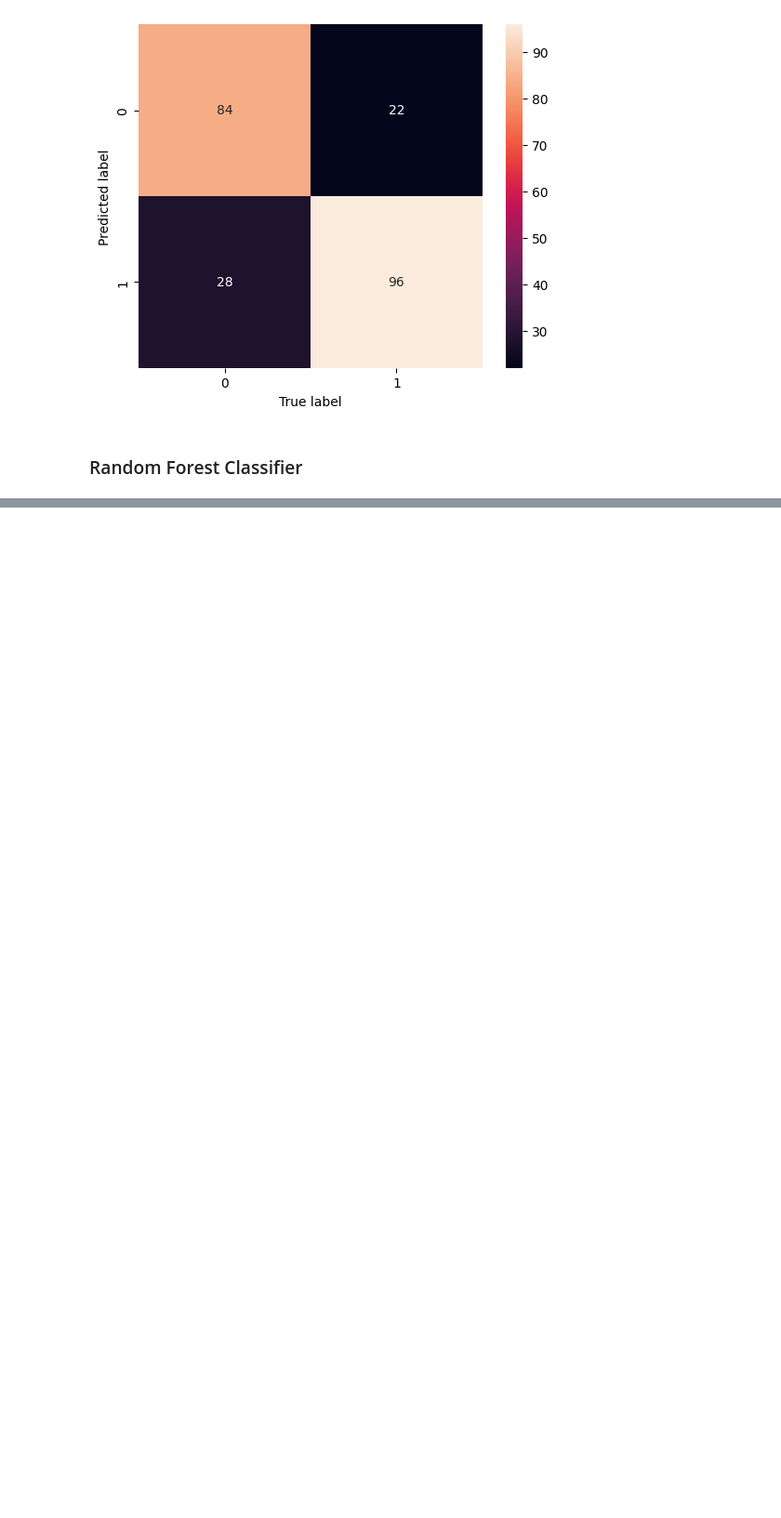
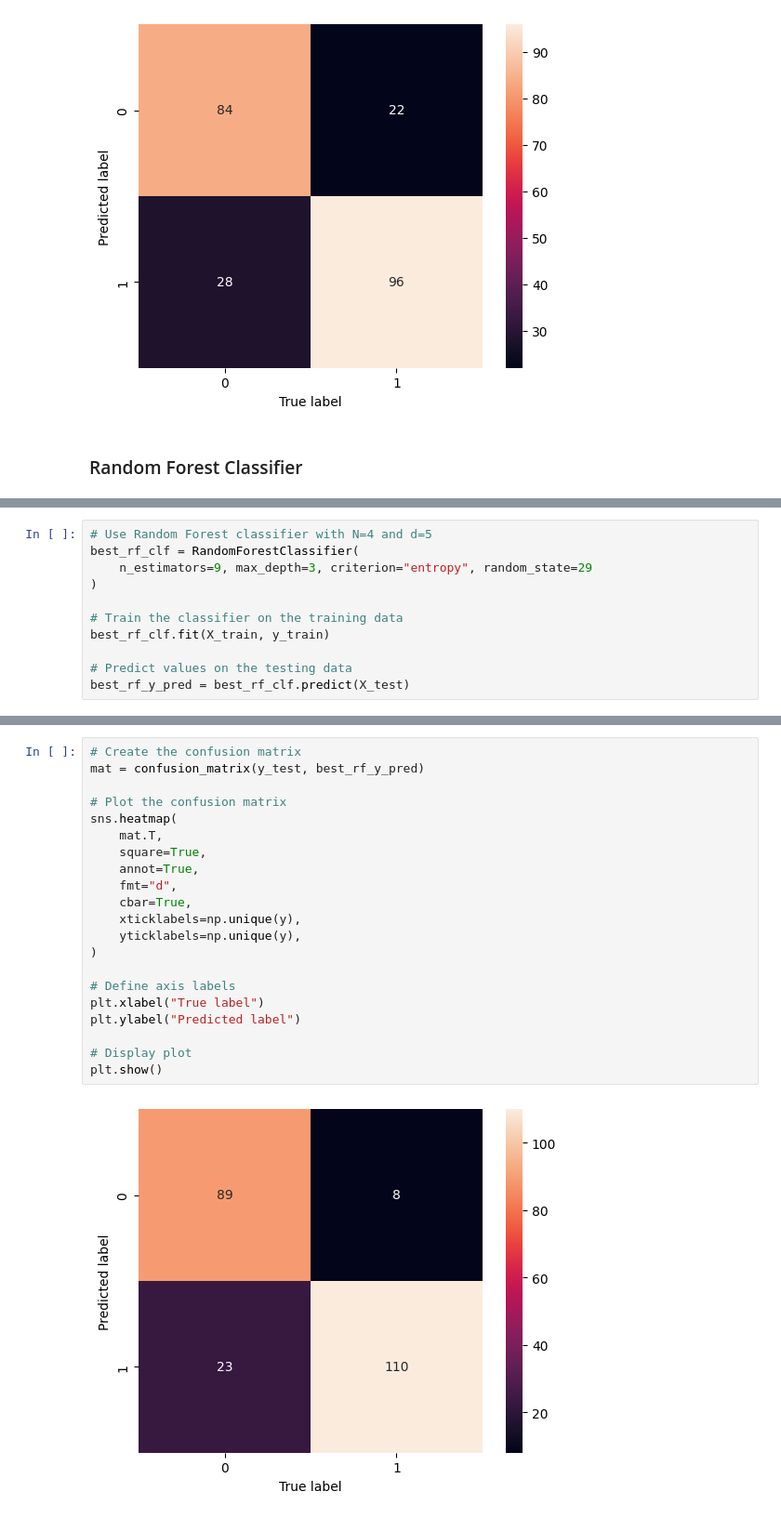
Before and after one commit to anchitr/CS677-Final-Project, a Jupyter notebook: anchitr_final_project.ipynb, the cells around one changed output, grey strips where cells are left out. Shown at 93% size. Saved outputs shown, nothing was run; the diff lists cells and outputs as text; blank space fills up the shorter version.

```diff
--- a/anchitr_final_project.ipynb
+++ b/anchitr_final_project.ipynb
@@ -402,0 +492,11 @@ plt.show()
+# %%
+# Use Random Forest classifier with N=4 and d=5
+best_rf_clf = RandomForestClassifier(
+    n_estimators=9, max_depth=3, criterion="entropy", random_state=29
+)
+
+# Train the classifier on the training data
+best_rf_clf.fit(X_train, y_train)
+
+# Predict values on the testing data
+best_rf_y_pred = best_rf_clf.predict(X_test)
@@ -402,0 +511,23 @@ plt.show()
+# %%
+# Create the confusion matrix
+mat = confusion_matrix(y_test, best_rf_y_pred)
+
+# Plot the confusion matrix
+sns.heatmap(
+    mat.T,
+    square=True,
+    annot=True,
+    fmt="d",
+    cbar=True,
+    xticklabels=np.unique(y),
+    yticklabels=np.unique(y),
+)
+
+# Define axis labels
+plt.xlabel("True label")
+plt.ylabel("Predicted label")
+
+# Display plot
+plt.show()
+# %% [output]
+[figure, added]
```
Also changed, not shown: parts of 6 cells of this notebook.
